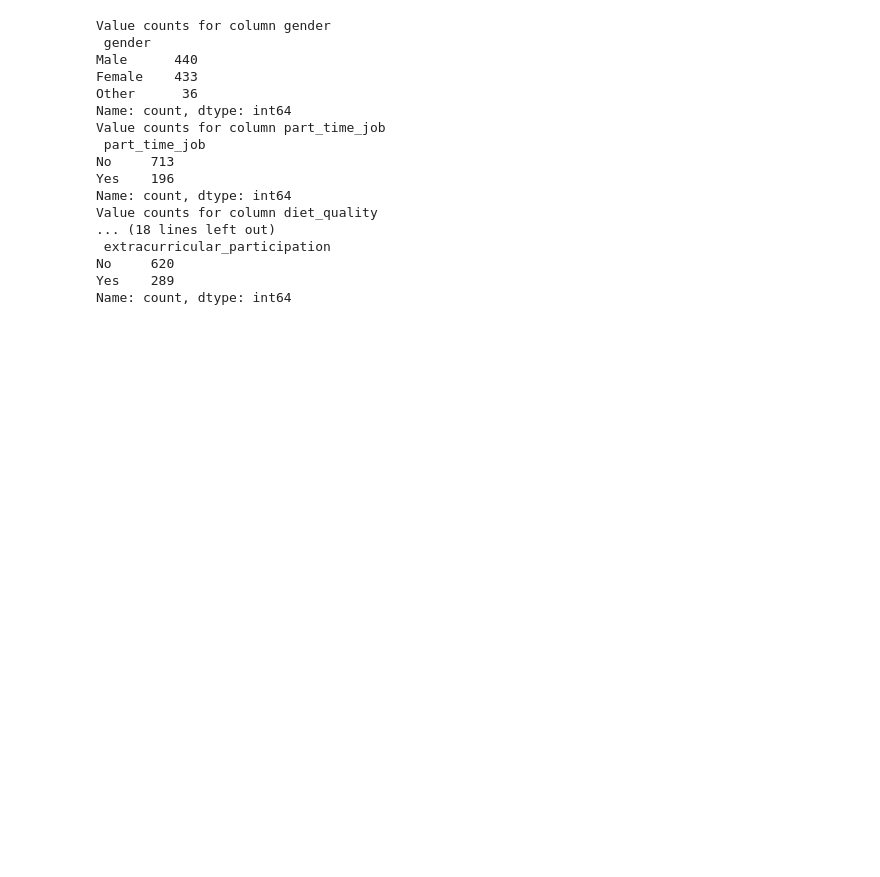
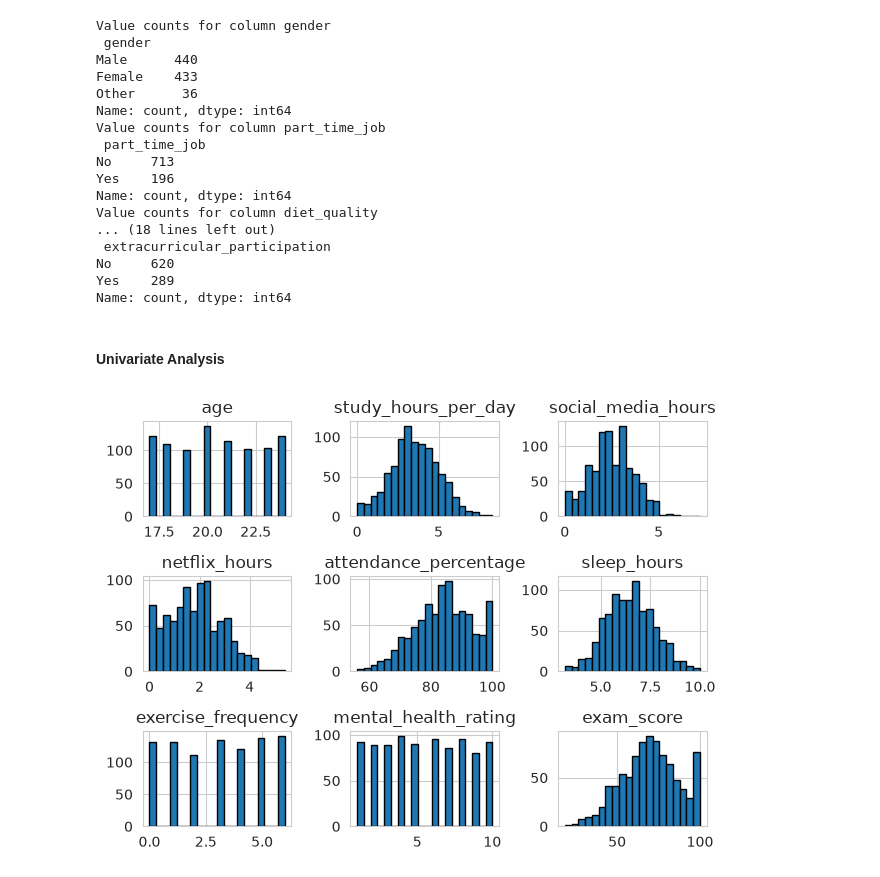
Before and after one commit to jmb-python-developer/ML-01-exam-scores-prediction, a Jupyter notebook: notebook.ipynb, the cells around one changed output. Drawn from its saved outputs; the diff is of its cells as text; code cells hidden in the pictures; blank space fills up the shorter version.

```diff
--- a/notebook.ipynb
+++ b/notebook.ipynb
@@ -143,3 +143,12 @@ Value counts for column diet_quality
 No     620
 Yes    289
 Name: count, dtype: int64
+# %% [markdown]
+#### Univariate Analysis
+# %%
+# Histogram for the NUMERICAL VALUES
+df.hist(bins=20, edgecolor="black")
+plt.tight_layout()
+plt.show()
+# %% [output]
+[figure, added]
```
Also changed, not shown: parts of 8 cells of this notebook.
